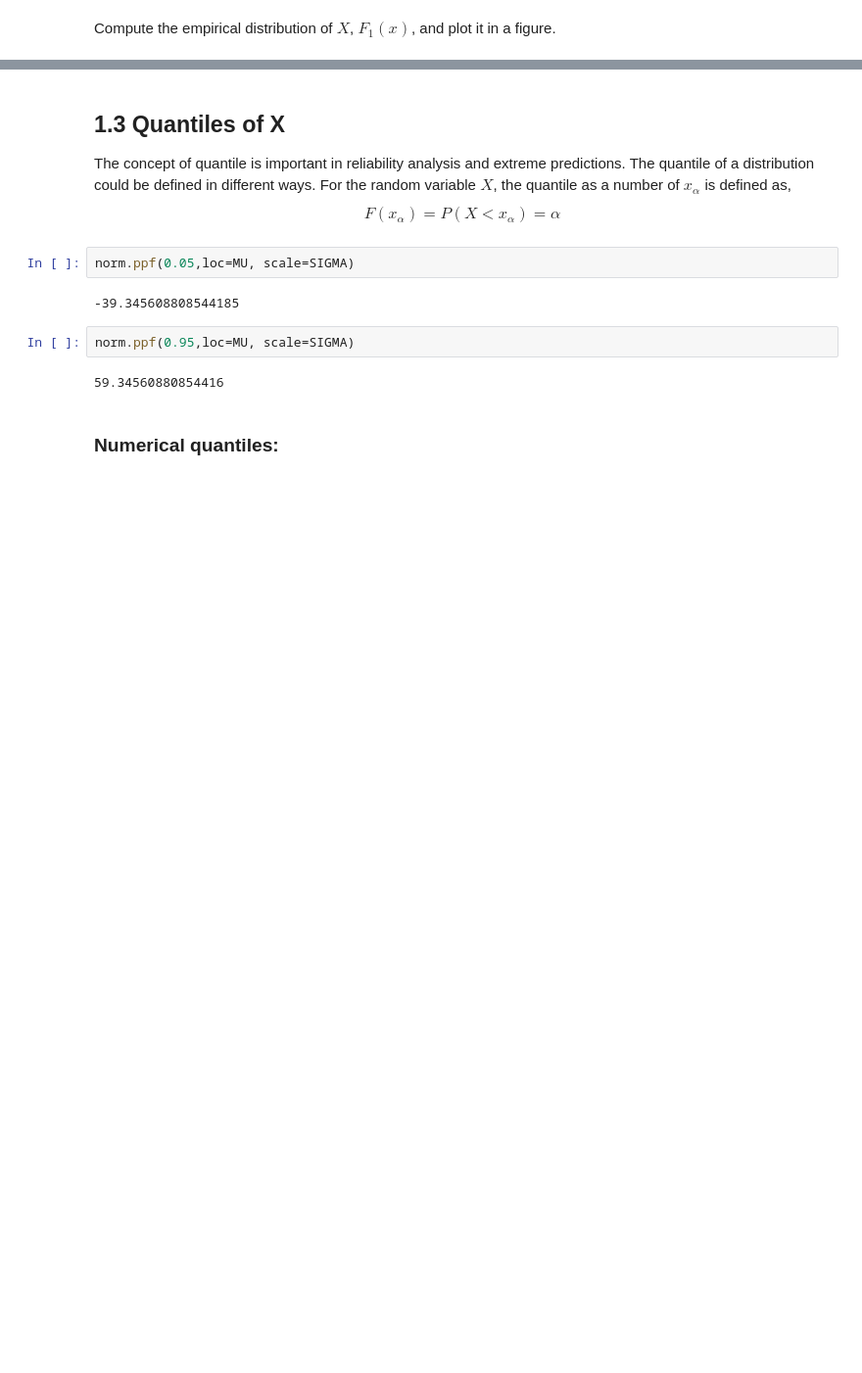
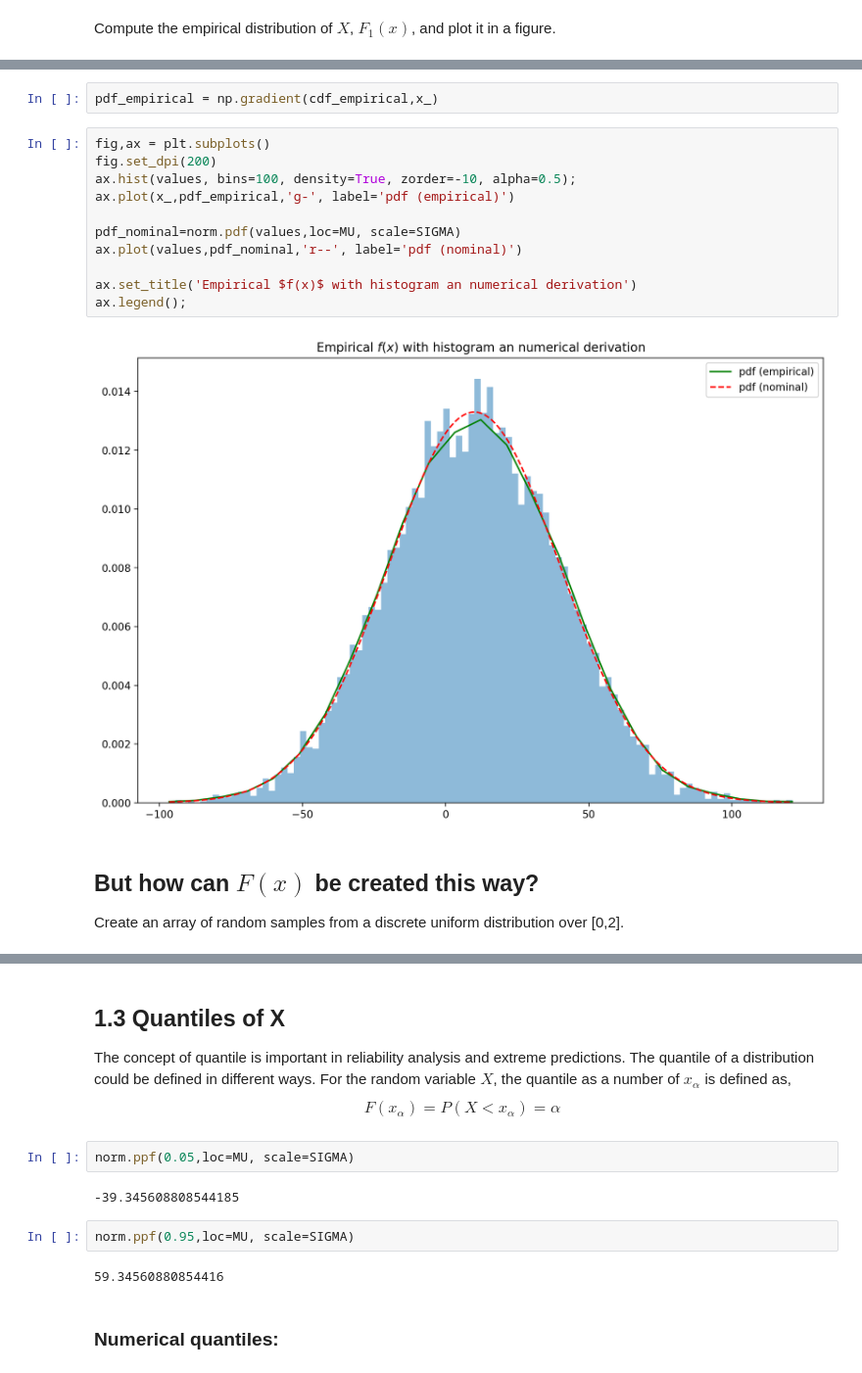
Before and after one commit to martinlarsalbert/Reliability-analysis-of-marine-structures, a Jupyter notebook: computer_exercises/python/exercise_1.ipynb, the cells around one changed output, grey strips where cells are left out. Shown at 98% size. Drawn from its saved outputs; the diff is of its cells as text; blank space fills up the shorter version.

```diff
--- a/computer_exercises/python/exercise_1.ipynb
+++ b/computer_exercises/python/exercise_1.ipynb
@@ -65,0 +87,18 @@ ax.hist(values, bins=100);
+# %%
+pdf_empirical = np.gradient(cdf_empirical,x_)
+# %%
+fig,ax = plt.subplots()
+fig.set_dpi(200)
+ax.hist(values, bins=100, density=True, zorder=-10, alpha=0.5);
+ax.plot(x_,pdf_empirical,'g-', label='pdf (empirical)')
+
+pdf_nominal=norm.pdf(values,loc=MU, scale=SIGMA)
+ax.plot(values,pdf_nominal,'r--', label='pdf (nominal)')
+
+ax.set_title('Empirical $f(x)$ with histogram an numerical derivation')
+ax.legend();
+# %% [output]
+[figure, added]
+# %% [markdown]
+## But how can $F(x)$ be created this way?
+Create an array of random samples from a discrete uniform distribution over [0,2].
```
Also changed, not shown: parts of 14 cells of this notebook.
